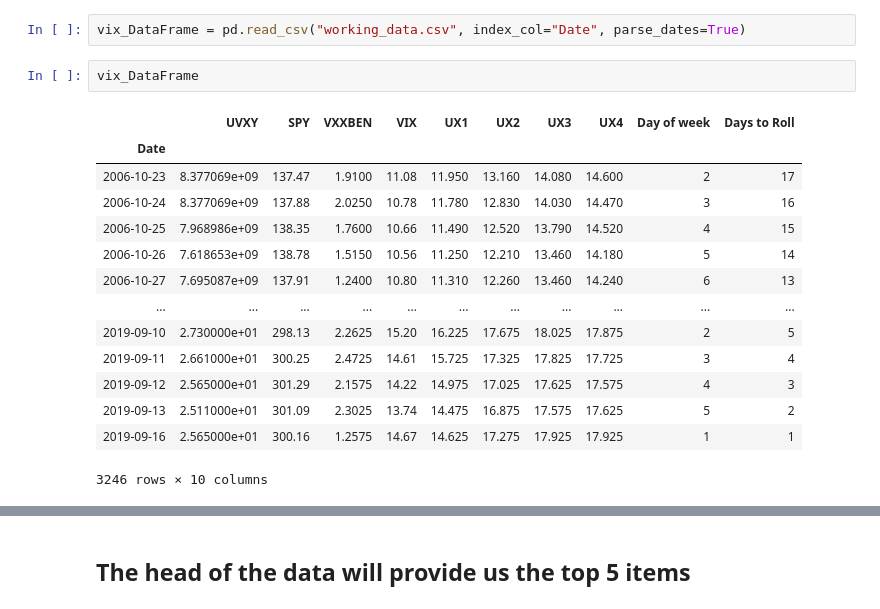
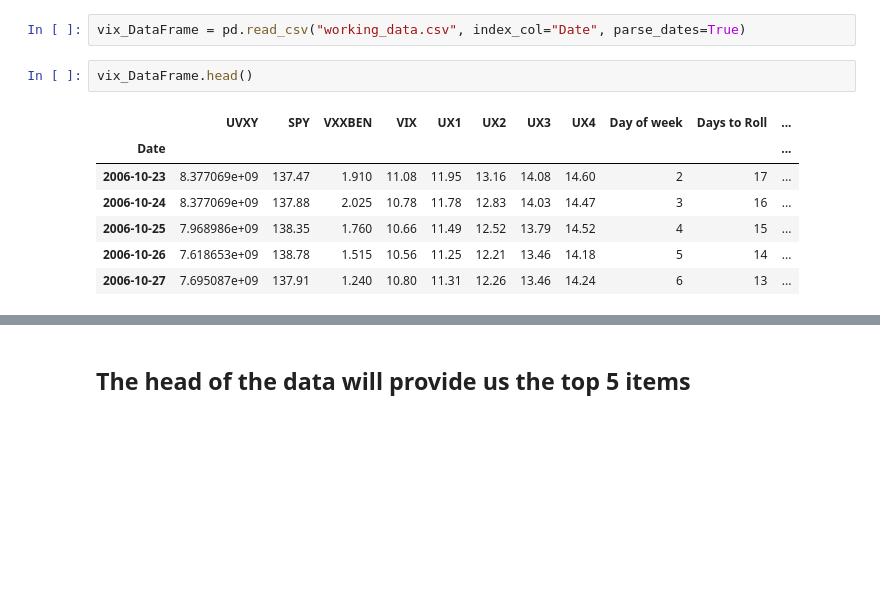
Before and after one commit to Berkat0789/Data_Analysis, a Jupyter notebook: Personal Projects/Jeff Benton/VIXX Analysis.ipynb, the cells around one changed output, grey strips where cells are left out. Saved outputs shown, nothing was run; the diff lists cells and outputs as text; blank space fills up the shorter version.

```diff
--- a/Personal Projects/Jeff Benton/VIXX Analysis.ipynb
+++ b/Personal Projects/Jeff Benton/VIXX Analysis.ipynb
@@ -16,22 +16,15 @@ data = pd.read_excel("vix_data.xlsx")
 # %%
 vix_DataFrame = pd.read_csv("working_data.csv", index_col="Date", parse_dates=True)
 # %%
-vix_DataFrame
+vix_DataFrame.head()
 # %% [output]
-|  | UVXY | SPY | VXXBEN | VIX | UX1 | UX2 | UX3 | UX4 | Day of week | Days to Roll |
-| Date |  |  |  |  |  |  |  |  |  |  |
-| 2006-10-23 | 8.377069e+09 | 137.47 | 1.9100 | 11.08 | 11.950 | 13.160 | 14.080 | 14.600 | 2 | 17 |
-| 2006-10-24 | 8.377069e+09 | 137.88 | 2.0250 | 10.78 | 11.780 | 12.830 | 14.030 | 14.470 | 3 | 16 |
-| 2006-10-25 | 7.968986e+09 | 138.35 | 1.7600 | 10.66 | 11.490 | 12.520 | 13.790 | 14.520 | 4 | 15 |
-| 2006-10-26 | 7.618653e+09 | 138.78 | 1.5150 | 10.56 | 11.250 | 12.210 | 13.460 | 14.180 | 5 | 14 |
-| 2006-10-27 | 7.695087e+09 | 137.91 | 1.2400 | 10.80 | 11.310 | 12.260 | 13.460 | 14.240 | 6 | 13 |
-| ... | ... | ... | ... | ... | ... | ... | ... | ... | ... | ... |
-| 2019-09-10 | 2.730000e+01 | 298.13 | 2.2625 | 15.20 | 16.225 | 17.675 | 18.025 | 17.875 | 2 | 5 |
-| 2019-09-11 | 2.661000e+01 | 300.25 | 2.4725 | 14.61 | 15.725 | 17.325 | 17.825 | 17.725 | 3 | 4 |
-| 2019-09-12 | 2.565000e+01 | 301.29 | 2.1575 | 14.22 | 14.975 | 17.025 | 17.625 | 17.575 | 4 | 3 |
-| 2019-09-13 | 2.511000e+01 | 301.09 | 2.3025 | 13.74 | 14.475 | 16.875 | 17.575 | 17.625 | 5 | 2 |
-| 2019-09-16 | 2.565000e+01 | 300.16 | 1.2575 | 14.67 | 14.625 | 17.275 | 17.925 | 17.925 | 1 | 1 |
+|  | UVXY | SPY | VXXBEN | VIX | UX1 | UX2 | UX3 | UX4 | Day of week | Days to Roll | ... |
+| Date |  |  |  |  |  |  |  |  |  |  | ... |
+| 2006-10-23 | 8.377069e+09 | 137.47 | 1.910 | 11.08 | 11.95 | 13.16 | 14.08 | 14.60 | 2 | 17 | ... |
+| 2006-10-24 | 8.377069e+09 | 137.88 | 2.025 | 10.78 | 11.78 | 12.83 | 14.03 | 14.47 | 3 | 16 | ... |
+| 2006-10-25 | 7.968986e+09 | 138.35 | 1.760 | 10.66 | 11.49 | 12.52 | 13.79 | 14.52 | 4 | 15 | ... |
+| 2006-10-26 | 7.618653e+09 | 138.78 | 1.515 | 10.56 | 11.25 | 12.21 | 13.46 | 14.18 | 5 | 14 | ... |
+| 2006-10-27 | 7.695087e+09 | 137.91 | 1.240 | 10.80 | 11.31 | 12.26 | 13.46 | 14.24 | 6 | 13 | ... |
-3246 rows × 10 columns
 # %%
 vix_DataFrame.info()
 # %% [output]
```
Also changed, not shown: parts of 41 cells of this notebook, 3 other files.
